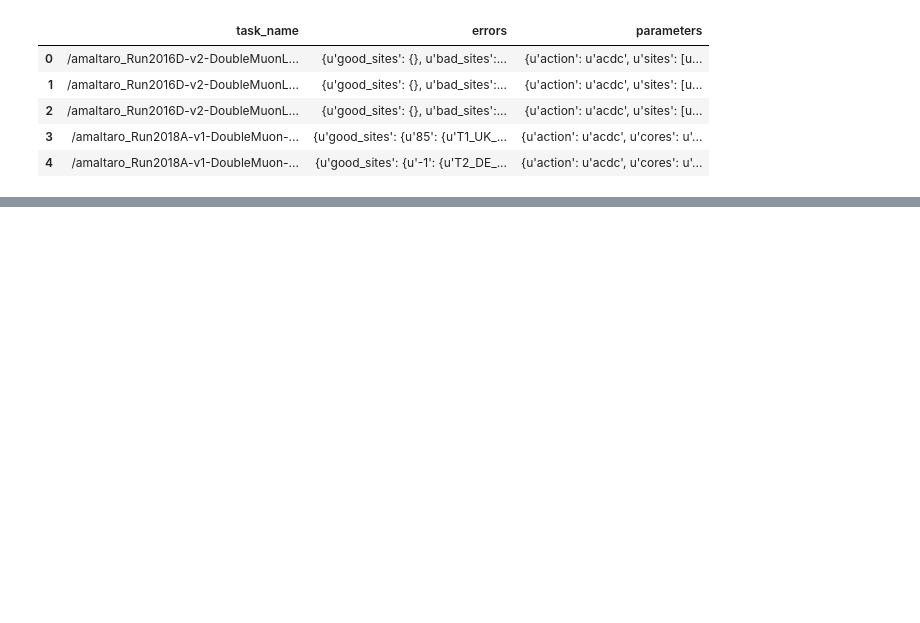
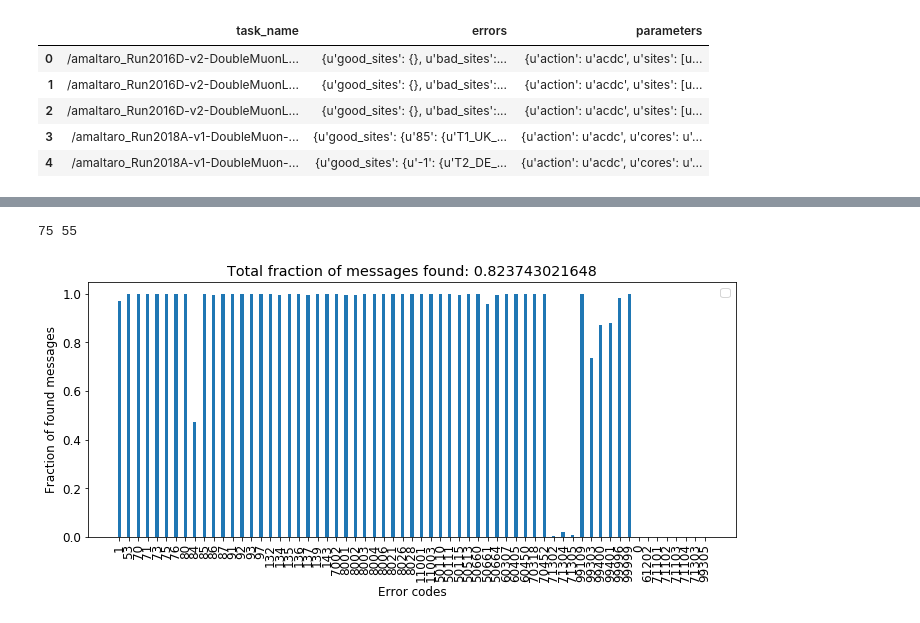
Before and after one commit to llayer/AIErrorLogAnalysis, a Jupyter notebook: spark/create_actionshistory_keys.ipynb, the cells around one changed output, grey strips where cells are left out. Drawn from its saved outputs; the diff is of its cells as text; code cells hidden in the pictures; blank space fills up the shorter version.

Commit message:
Analyze found error messages

```diff
--- a/spark/create_actionshistory_keys.ipynb
+++ b/spark/create_actionshistory_keys.ipynb
@@ -73,0 +164,6 @@ print len(keys)
+# %%
+df_msg.error = df_msg.error.astype(int)
+# %%
+keys_non_zero.error = keys_non_zero.error.astype(int)
+# %%
+df = pd.merge(keys_non_zero , df_msg, on = ['task_name', 'site', 'error'], how='left')
@@ -73,0 +187,4 @@ print len(keys)
+# %%
+print len(df['site'].unique()), len(df['error'].unique())
+# %% [output]
+75 55
@@ -73,0 +212,31 @@ print len(keys)
+# %%
+error, frac = plot_found_messages(df, 'error')
+# %%
+from matplotlib.pyplot import hist
+import matplotlib.pyplot as plt
+import numpy as np
+
+plt.rcParams.update({'font.size': 12})
+
+labels = error.error
+x = np.arange(len(labels))
+y = error.frac
+width = 0.35
+
+fig, ax = plt.subplots(figsize=(10,5))
+rects1 = ax.bar(x, y, width)
+
+# Add some text for labels, title and custom x-axis tick labels, etc.
+ax.set_xlabel('Error codes')
+ax.set_ylabel('Fraction of found messages')
+ax.set_title('Total fraction of messages found: ' + str(frac))
+#ax.set_xticks(x)
+#ax.set_xticklabels(labels)
+plt.xticks(x, labels, rotation='vertical')
+ax.legend()
+
+fig.tight_layout()
+
+plt.show()
+# %% [output]
+[figure, added]
```
Also changed, not shown: parts of 25 cells of this notebook, 1 other file.
